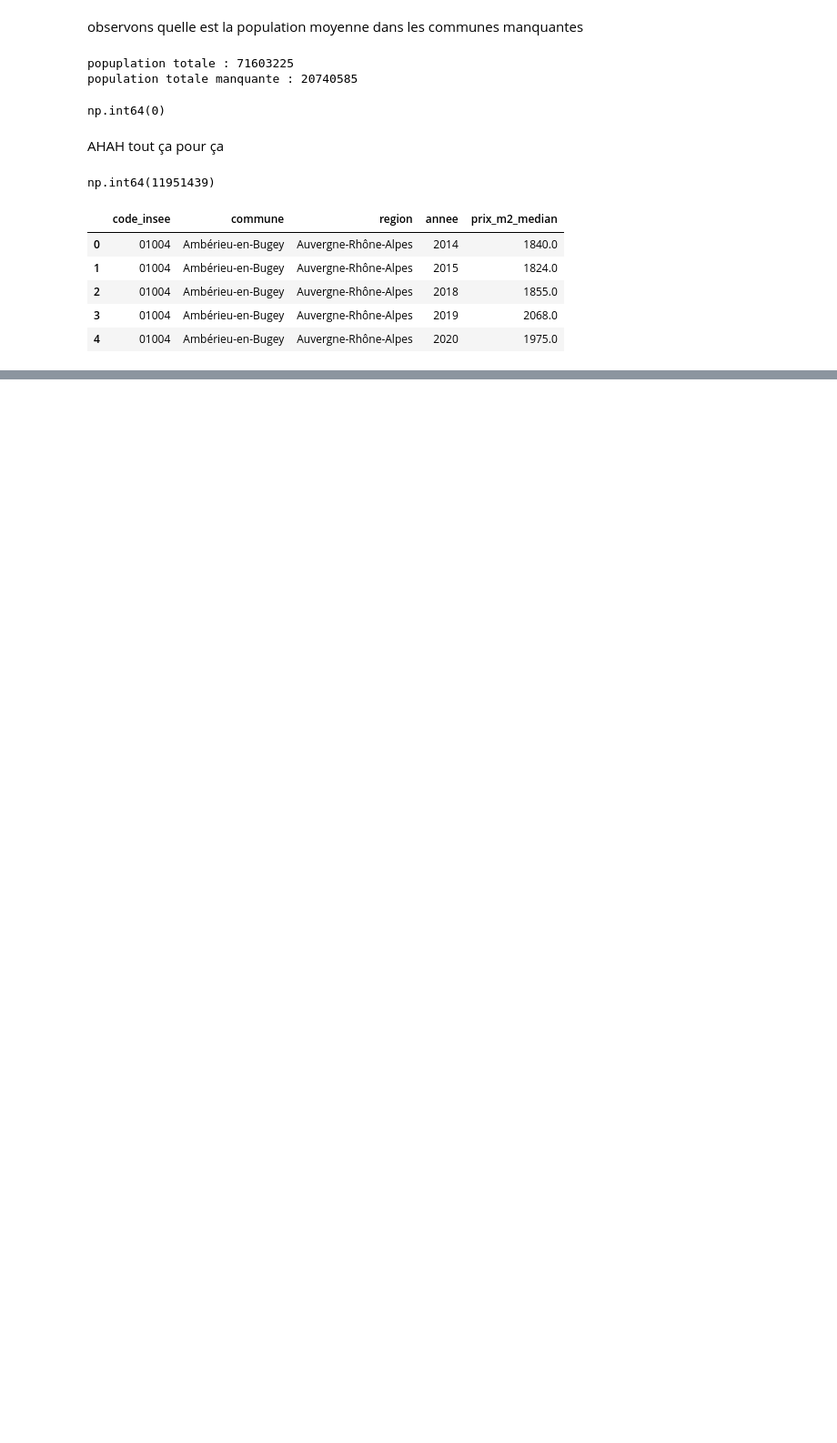
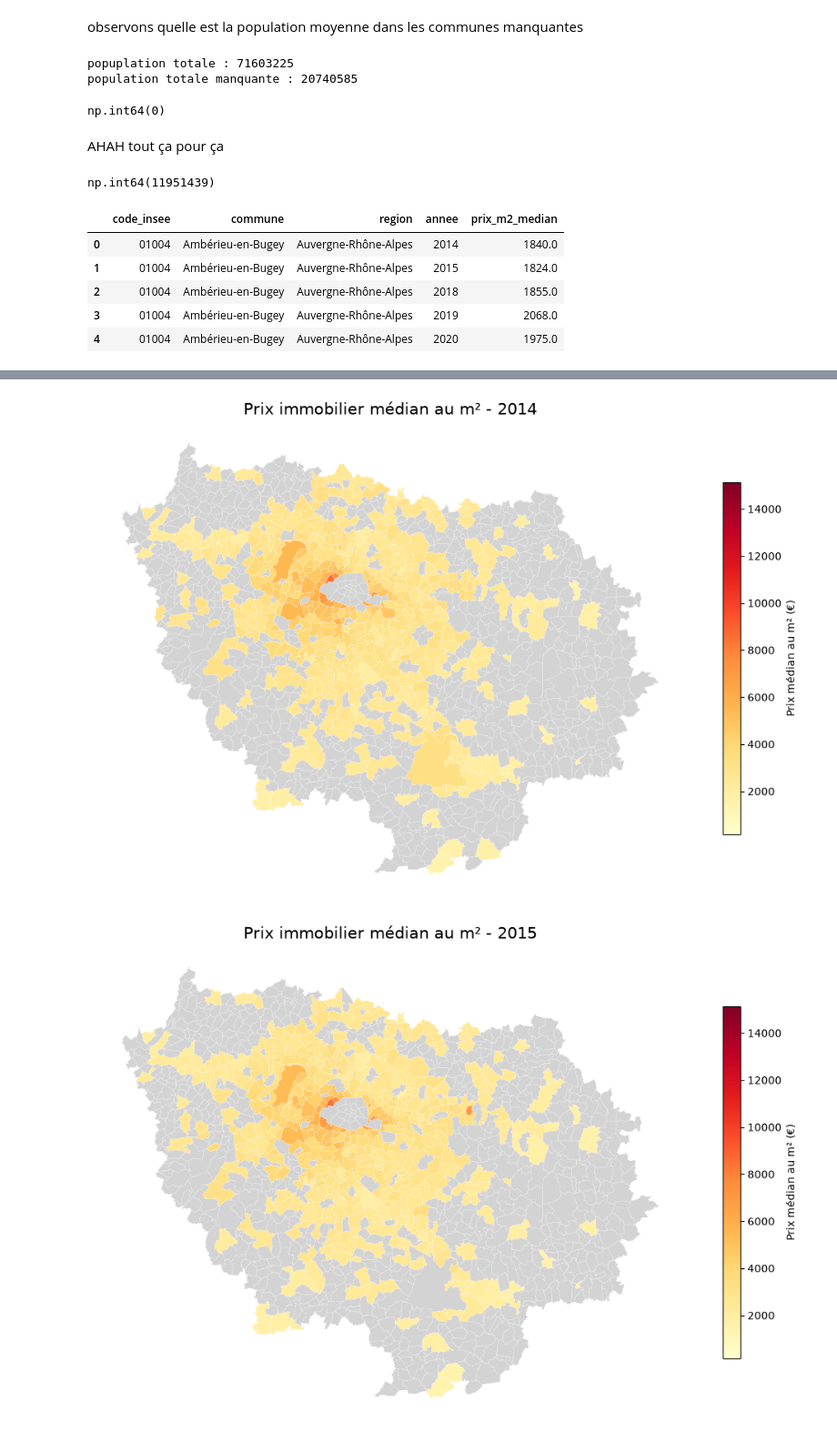
Before and after one commit to TomasAMG7/Python_S1_Challut_Garcia_Mossel, a Jupyter notebook: DATA/Données_price_immobilier.ipynb, the cells around one changed output, grey strips where cells are left out. Shown at 91% size. Cells and saved outputs as stored; diff of their text form; code cells hidden in the pictures; blank space fills up the shorter version.

```diff
--- a/DATA/Données_price_immobilier.ipynb
+++ b/DATA/Données_price_immobilier.ipynb
@@ -353,0 +354,63 @@ np.int64(0)
+# %%
+# Copie du DataFrame
+prix = Prix_immo.copy()
+
+# Harmoniser les codes INSEE
+prix["code_insee"] = prix["code_insee"].astype(str).str.zfill(5)
+communes["code"] = communes["code"].astype(str).str.zfill(5)
+
+# Liste des années
+annees = list(range(2014, 2026))
+
+# S'assurer que les années sont des colonnes numériques
+for year in annees:
+    prix[year] = pd.to_numeric(prix[year], errors="coerce")
+# %%
+vmin = prix[annees].min().min()
+vmax = prix[annees].max().max()
+# %%
+for year in annees:
+
+    # Sélectionner les données de l'année
+    year_data = prix[["code_insee", year]].set_index("code_insee")
+
+    # Fusionner avec les contours géographiques
+    gdf = communes.merge(
+        year_data,
+        left_on="code",
+        right_index=True,
+        how="left"
+    )
+
+    # Créer la carte
+    fig, ax = plt.subplots(figsize=(10, 8))
+
+    # Afficher les communes selon leur prix au m²
+    gdf.plot(
+        column=year,
+        cmap="YlOrRd",
+        ax=ax,
+        vmin=vmin,
+        vmax=vmax,
+        legend=True,
+        edgecolor="white",
+        linewidth=0.15,
+        legend_kwds={
+            "label": "Prix médian au m² (€)",
+            "shrink": 0.6
+        },
+        missing_kwds={
+            "color": "lightgrey",
+            "label": "Données manquantes"
+        }
+    )
+
+    # Titre et mise en forme
+    ax.set_title(f"Prix immobilier médian au m² - {year}", fontsize=15)
+    ax.set_axis_off()
+
+    plt.tight_layout()
+    plt.show()
+# %% [output]
+[figure, added]
+[figure, added]
```
Also changed, not shown: parts of 11 cells of this notebook, 1 other file.
